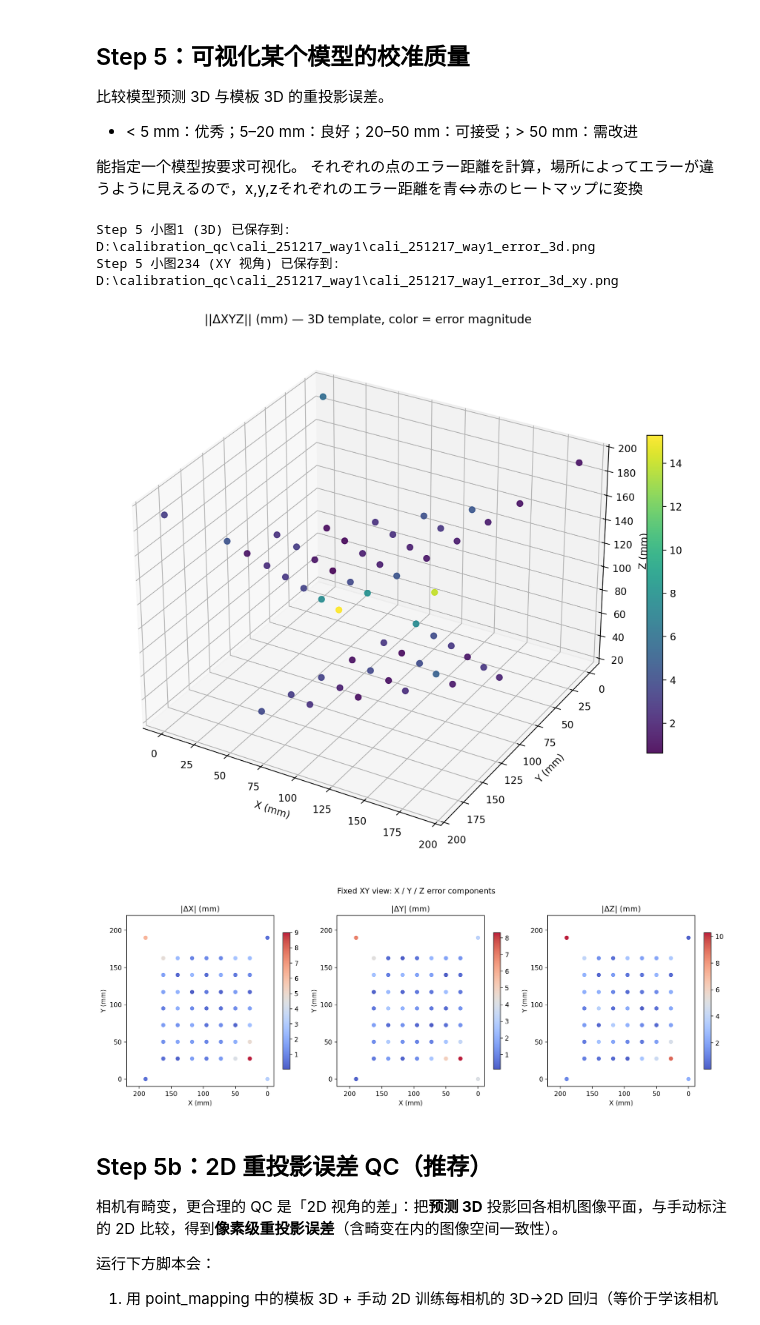
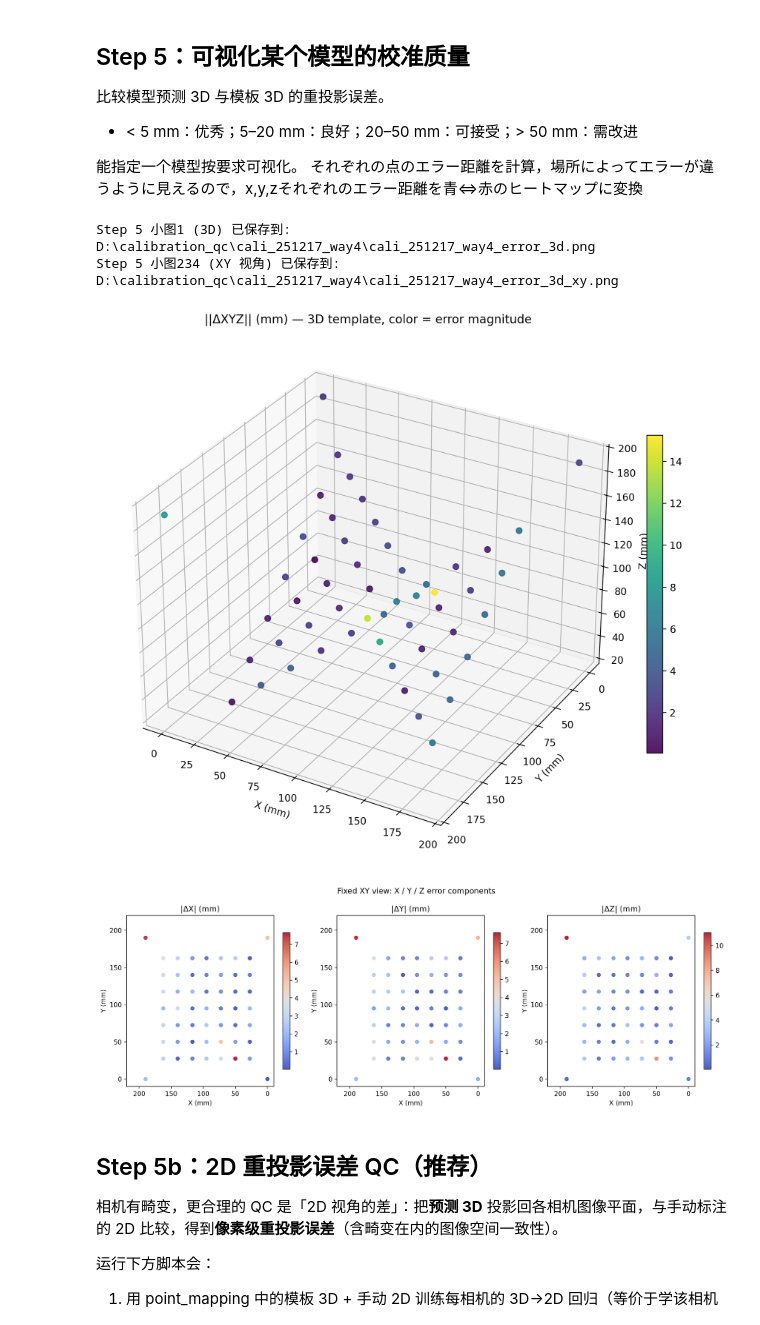
Before and after one commit to oist/medaka-mating-pipeline, a Jupyter notebook: notebooks/02_calibration.ipynb, the cells around one changed output. Drawn from its saved outputs; the diff is of its cells as text; code cells hidden in the pictures.

```diff
--- a/notebooks/02_calibration.ipynb
+++ b/notebooks/02_calibration.ipynb
@@ -66,14 +66,14 @@ import subprocess
 from pathlib import Path
 
 # 项目目录（绝对路径，可修改）
-project_dir = r"H:\medaka-mating-pipeline"
+project_dir = r"D:\medaka-mating-pipeline"
 script_path = Path(project_dir) / "scripts" / "calibration" / "solve_intrinsics.py"
 
 # 路径可在此修改
 calibration_folder = Path(r"D:\calibration_raw\cali_20251217")
-image_coords_folder = Path(r"D:\calibration_marking\cali_251217_way1")
-output_folder = Path(r"D:\calibration_model\cali_251217_way1")
-results_root = Path(r"D:\\calibration_qc\\cali_251217_way1")
+image_coords_folder = Path(r"D:\calibration_marking\cali_251217_way4")
+output_folder = Path(r"D:\calibration_model\cali_251217_way4")
+results_root = Path(r"D:\\calibration_qc\\cali_251217_way4")
 
 
 coords_path = Path(image_coords_folder)
@@ -89,6 +89,7 @@ if coords_files:
         "--results_root", str(results_root),
         "--alpha_range", "1e-6", "1e-5", "1e-4", "0.001", "0.01",
         "--poly_deg_range", "1", "2", "3", "4",
+        "--way_name", "way4",
         "--no_auto_detect",
     ]
     print("执行命令:", " ".join(cmd))
@@ -179,18 +186,28 @@ H:\calibration_qc\cali_251217_way1
 ## Step 4：3D校准物及预测结果可视化
 # %%
 # Step 4：校准物 3D 模型可视化（模板 vs 预测）
-# 本 cell 可单独运行，请直接修改下方所有路径
+# 本 cell 可单独运行，推荐只改下面的 session_name / way_name
 
 from pathlib import Path
 import sys
 import subprocess
 
-# ---------- 请在此指定所有路径 ----------
+# ---------- 配置 session & way（一般只改这里） ----------
 project_dir = Path(r"D:\medaka-mating-pipeline")
-mapping_csv = Path(r"D:\calibration_qc\cali_251217_way1\cali_20251217_point_mapping.csv")
-output_png = Path(r"D:\calibration_qc\cali_251217_way1\cali_251217_way1_3d_qc.png")
-template_txt = Path(r"D:\calibration_raw\cali_20251217\cali_coords_template_way1.txt")
-# ---------------------------------------
+session_name = "cali_251217"
+way_name = "way4"  # 改成 "way1" / "way3" / "way4" 即可
+# -----------------------------------------------------
+
+# 根据 session_name 和 way_name 自动拼路径
+mapping_csv = Path(
+    fr"D:\calibration_qc\{session_name}_{way_name}\cali_20251217_point_mapping.csv"
+)
+output_png = Path(
+    fr"D:\calibration_qc\{session_name}_{way_name}\{session_name}_{way_name}_3d_qc.png"
+)
+template_txt = Path(
+    fr"D:\calibration_raw\cali_20251217\cali_coords_template_{way_name}.txt"
+)
 
 script_path = project_dir / "scripts" / "calibration" / "qc_3d_template.py"
 cmd = [
@@ -201,7 +218,7 @@ cmd = [
 ]
 if template_txt.exists():
     cmd.extend(["--template_txt", str(template_txt)])
-cmd.extend(["--way", "way1"])
+cmd.extend(["--way", way_name])
 
 cwd = project_dir.resolve() if project_dir.is_dir() else Path.cwd()
 result = subprocess.run(cmd, cwd=str(cwd))
@@ -230,39 +247,39 @@ Step 4 图已保存到: D:\calibration_qc\cali_251217_way1\cali_251217_way1_3d_q
 
 from pathlib import Path
 import sys
 import subprocess
 
 # ---------- 请在此指定所有路径 ----------
 project_dir = Path(r"D:\medaka-mating-pipeline")
-mapping_csv = Path(r"D:\calibration_qc\cali_251217_way1\cali_20251217_point_mapping.csv")
-output_3d = Path(r"D:\calibration_qc\cali_251217_way1\cali_251217_way1_error_3d.png")
+mapping_csv = Path(r"D:\calibration_qc\cali_251217_way4\cali_20251217_point_mapping.csv")
+output_3d = Path(r"D:\calibration_qc\cali_251217_way4\cali_251217_way4_error_3d.png")
 # ---------------------------------------
 output_xy = output_3d.parent / (output_3d.stem + "_xy" + output_3d.suffix)
 
 script_path = project_dir / "scripts" / "calibration" / "qc_3d_error.py"
 cmd = [
     sys.executable,
     str(script_path),
     "--mapping_csv", str(mapping_csv),
     "--output", str(output_3d),
 ]
 cwd = project_dir.resolve() if project_dir.is_dir() else Path.cwd()
 subprocess.run(cmd, cwd=str(cwd))
 print("Step 5 小图1 (3D) 已保存到:", output_3d)
 print("Step 5 小图234 (XY 视角) 已保存到:", output_xy)
 
 from IPython.display import Image, display
 if output_3d.exists():
     display(Image(filename=str(output_3d)))
 if output_xy.exists():
     display(Image(filename=str(output_xy)))
 if not output_3d.exists() and not output_xy.exists():
     print("注：图片未生成，请检查 mapping_csv 是否存在且路径正确")
 # %% [output]
-Step 5 小图1 (3D) 已保存到: D:\calibration_qc\cali_251217_way1\cali_251217_way1_error_3d.png
-Step 5 小图234 (XY 视角) 已保存到: D:\calibration_qc\cali_251217_way1\cali_251217_way1_error_3d_xy.png
+Step 5 小图1 (3D) 已保存到: D:\calibration_qc\cali_251217_way4\cali_251217_way4_error_3d.png
+Step 5 小图234 (XY 视角) 已保存到: D:\calibration_qc\cali_251217_way4\cali_251217_way4_error_3d_xy.png
-[figure, old version]
+[figure, new version]
-[figure, old version]
+[figure, new version]
 # %% [markdown]
 ## Step 5b：2D 重投影误差 QC（推荐）
 
```
Also changed, not shown: parts of 7 cells of this notebook, 42 other files.
